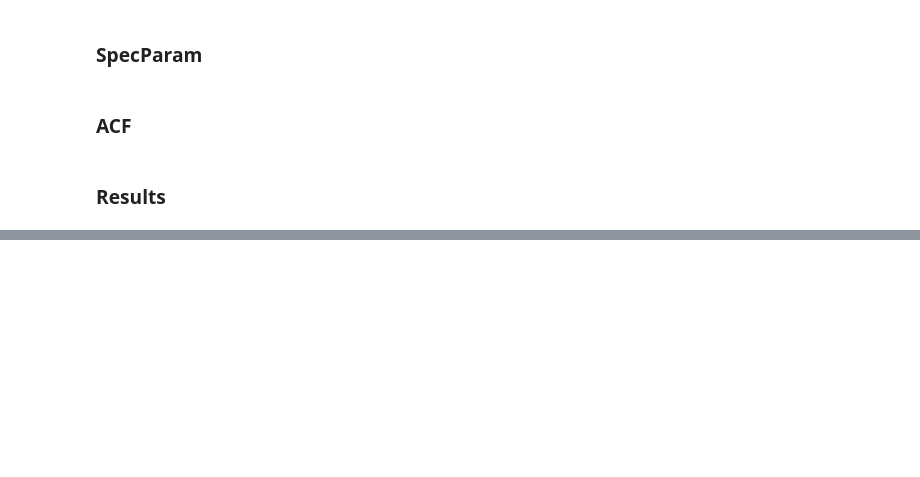
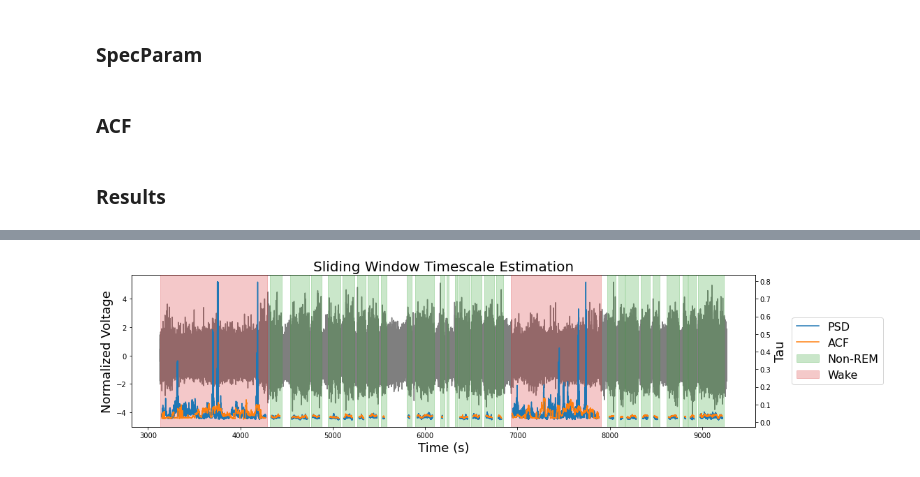
Before and after one commit to voytekresearch/timescale-methods, a Jupyter notebook: notebooks/sliding_window_timescales.ipynb, the cells around one changed output, grey strips where cells are left out. Drawn from its saved outputs; the diff is of its cells as text; code cells hidden in the pictures; blank space fills up the shorter version.

```diff
--- a/notebooks/sliding_window_timescales.ipynb
+++ b/notebooks/sliding_window_timescales.ipynb
@@ -185,3 +130,70 @@ nrem_acf_class = [i for ind, i in enumerate(nrem_acf_class) if ind in nrem_keep]
+# %%
+fig, ax0 = plt.subplots(figsize=(16, 4))
+
+# Determine start and end of lfp
+start_ends = [nrem[0][0], nrem[-1][-1], rem[0][0],
+              rem[-1][-1], wake[0][0], wake[-1][-1]]
+
+start = min(start_ends)-1
+end = max(start_ends)
+
+# Color regions
+colors = ['C2', 'C3']
+labels = ['Non-REM', 'Wake']
+
+
+inds = np.where((times > start/fs) & (times < end/fs))[0]
+plt.plot(times[inds], sig_lfp[inds], color='k', alpha=.5)
+
+ax1 = ax0.twinx()
+ax1.set_ylabel('Tau')
+ax1.tick_params(axis='y')
+
+for periods, color, label in zip([nrem, wake], colors, labels):
+    for _ind, i in enumerate(periods):
+        if _ind == 0:
+            plt.axvspan(i[0]/fs, i[1]/fs, alpha=.25, color=color, zorder=3, label=label)
+        else:
+            plt.axvspan(i[0]/fs, i[1]/fs, alpha=.25, color=color, zorder=3)
+
+
+
+_zipped_params = zip([wake_mids, nrem_mids], [wake_taus, nrem_taus], [wake_taus_acf, nrem_taus_acf])
+
+plt_labels = True
+
+for _mids, _taus, _taus_acf in _zipped_params:
+
+    spacing = np.diff(_mids)[0]
+
+    split_inds = np.where(np.diff(_mids) != spacing)[0] + 1
+    inds = np.arange(len(_mids), dtype=int)
+
+    split_inds = np.split(inds, split_inds)
+
+    for arr in split_inds:
+
+
+        if plt_labels:
+            ax1.plot(times[_mids[arr]], _taus[arr], color='C0', zorder=10, label='PSD')
+            ax1.plot(times[_mids[arr]], _taus_acf[arr], color='C1', zorder=10, label='ACF')
+            plt_labels=False
+        else:
+            ax1.plot(times[_mids[arr]], _taus[arr], color='C0', zorder=10)
+            ax1.plot(times[_mids[arr]], _taus_acf[arr], color='C1', zorder=10)
+
+#ax1.set_ylim(0, .2)
+
+ax0.set_xlabel('Time (s)', size=18)
+ax0.set_ylabel('Normalized Voltage', size=18)
+ax1.set_ylabel('Tau', size=18)
+
+plt.legend(loc='center left', bbox_to_anchor=(1.05, 0.5), fontsize=16);
+
+plt.title('Sliding Window Timescale Estimation', size=20)
+plt.savefig('fig_ts_125dpi.png', dpi=125, bbox_inches='tight');
+# %% [output]
+[figure, added]
 # %%
 fig, axes = plt.subplots(figsize=(15, 15), nrows=2, ncols=2)
 
```
Also changed, not shown: parts of 14 cells of this notebook.
